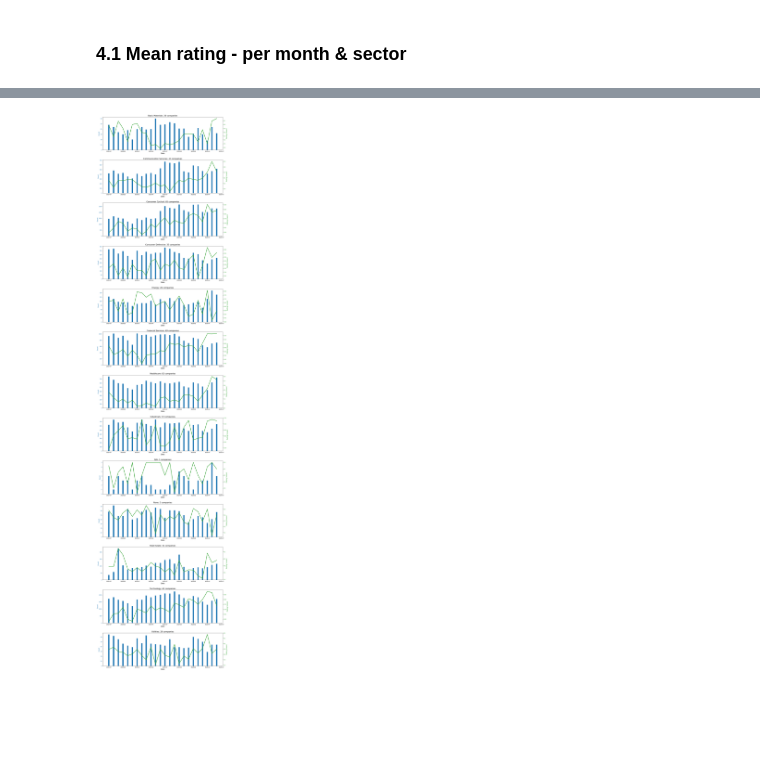
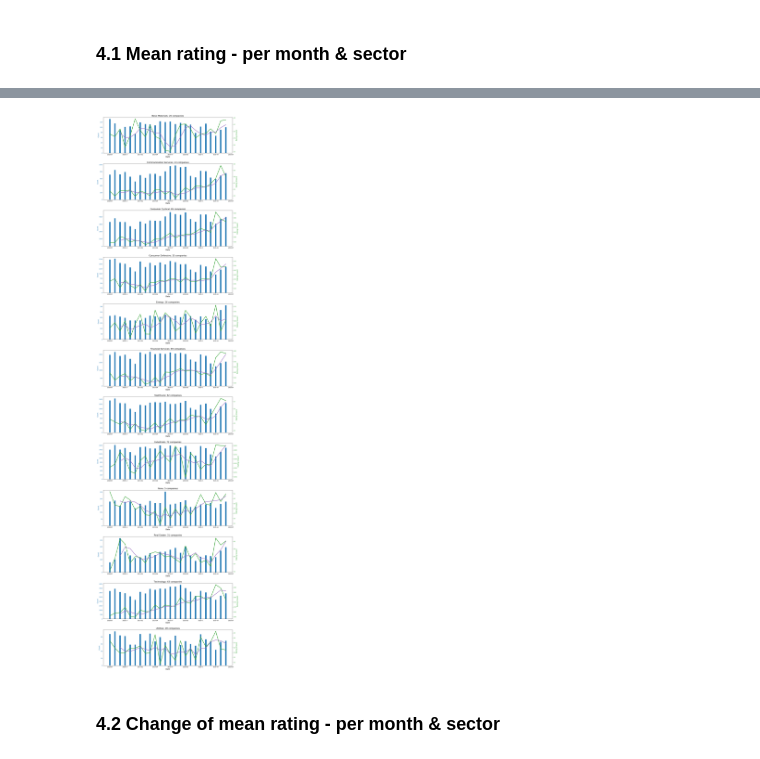
Before and after one commit to stancld/MSc-Project, a Jupyter notebook: Exploration/S&P 500.ipynb, the cells around one changed output, grey strips where cells are left out. Saved outputs shown, nothing was run; the diff lists cells and outputs as text; code cells hidden in the pictures; blank space fills up the shorter version.

```diff
--- a/Exploration/S&P 500.ipynb
+++ b/Exploration/S&P 500.ipynb
@@ -95,0 +80,3 @@ companies
+# %%
+companies = companies[companies.Sector != 'Consumer Goods']
+companies
@@ -284,0 +268,16 @@ reviews_MonthSector
+# %%
+# add sector to the DF
+sectors = reviews_MonthSector.Sector.unique()
+
+# add 3-month rating average to the DF
+reviews_MonthSector['3M_Average']=0
+i=0
+
+for sector in sectors:
+    avg = reviews_MonthSector[reviews_MonthSector.Sector==sector].Rating.rolling(window=3).mean()
+
+    start = i
+    end = i+avg.shape[0]
+    reviews_MonthSector.iloc[start:end, -1] = avg
+
+    i+=avg.shape[0]
@@ -289,31 +304,39 @@ for i, sector in enumerate(sectors):
     no_companies = companies[companies.Sector == sector].shape[0]
 
     axes[i].set_xlabel('Date', fontsize=14)
     axes[i].set_title(f'{sector}: {no_companies} companies', fontsize=16)
 
     color = 'tab:blue'
     axes[i].set_ylabel('Count', color=color, fontsize=12)  # we already handled the x-label with ax1
     axes[i].bar(
         reviews_MonthSector[reviews_MonthSector.Sector == sector]['Year-Month'],
         reviews_MonthSector[reviews_MonthSector.Sector == sector]['Count'],
         color=color,
         width=8
     )
     axes[i].tick_params(axis='y', labelcolor=color)
 
     ax2 = axes[i].twinx()  # instantiate a second axes that shares the same x-axis
 
     color = 'tab:green'
 
     ax2.set_ylabel('Rating (mean)', color=color, fontsize=12)
     ax2.plot(
         reviews_MonthSector[reviews_MonthSector.Sector == sector]['Year-Month'],
         reviews_MonthSector[reviews_MonthSector.Sector == sector]['Rating'],
         color=color,
         linewidth=3
     )
+    ax2.plot(
+        reviews_MonthSector[reviews_MonthSector.Sector == sector]['Year-Month'],
+        reviews_MonthSector[reviews_MonthSector.Sector == sector]['3M_Average'],
+        color='tab:purple',
+        linewidth=3
+    )
     ax2.tick_params(axis='y', labelcolor=color)
 
 plt.tight_layout(pad=3.0)
 # %% [output]
-[figure, old version]
+[figure, new version]
+# %% [markdown]
+### 4.2 Change of mean rating - per month & sector
```
Also changed, not shown: parts of 23 cells of this notebook, 4 other files.
